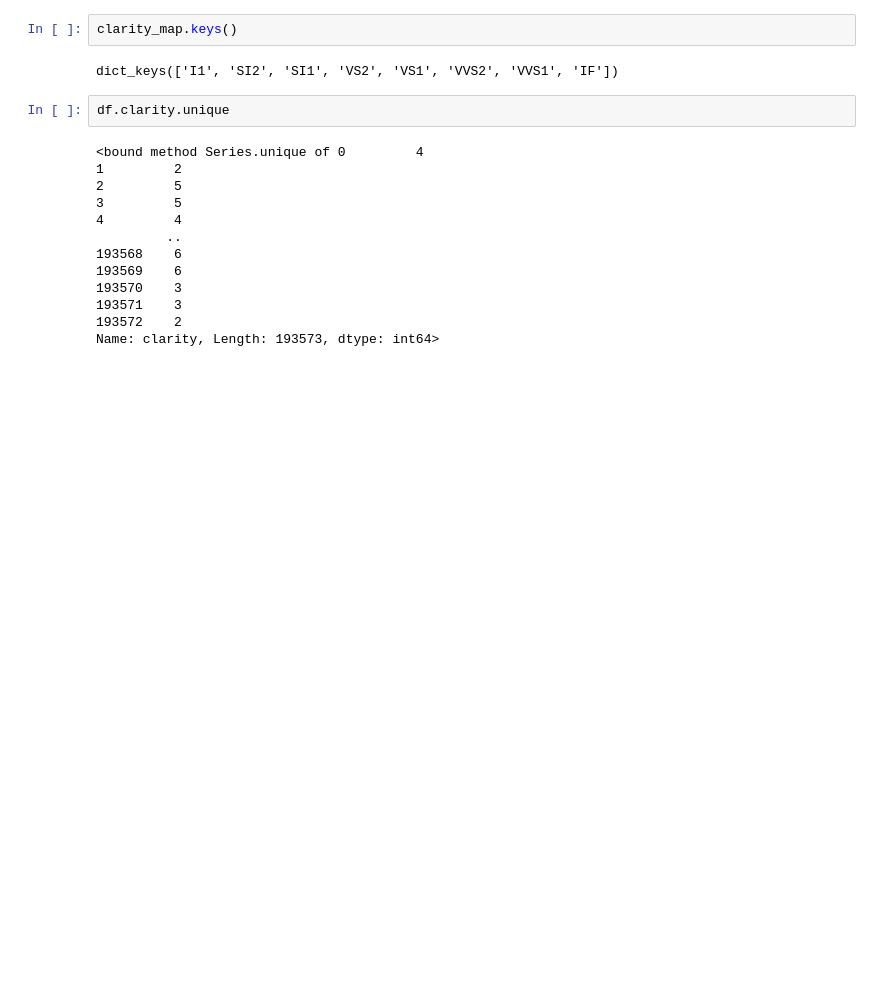
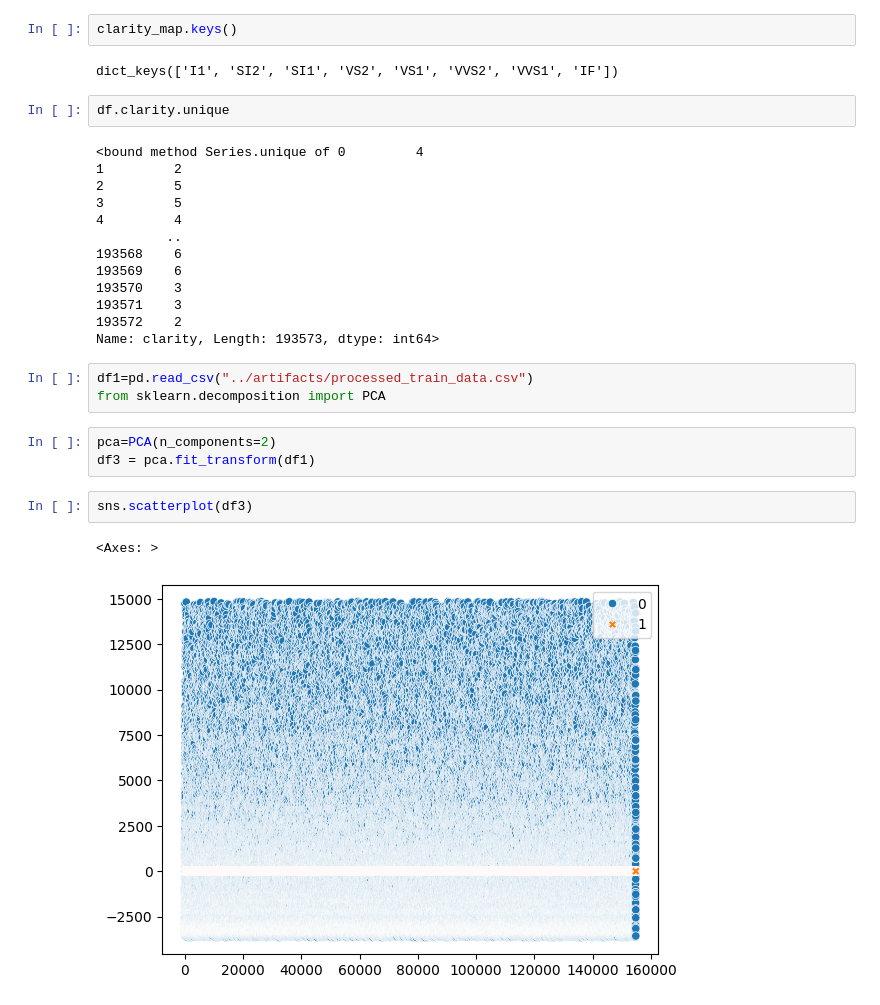
Before and after one commit to bhavin2004/Diamond-Price-Prediction, a Jupyter notebook: notebooks/EDA.ipynb, the cells around one changed output. Saved outputs shown, nothing was run; the diff lists cells and outputs as text; blank space fills up the shorter version.

```diff
--- a/notebooks/EDA.ipynb
+++ b/notebooks/EDA.ipynb
@@ -258,3 +258,14 @@ df.clarity.unique
 193571    3
 193572    2
 Name: clarity, Length: 193573, dtype: int64>
+# %%
+df1=pd.read_csv("../artifacts/processed_train_data.csv")
+from sklearn.decomposition import PCA
+# %%
+pca=PCA(n_components=2)
+df3 = pca.fit_transform(df1)
+# %%
+sns.scatterplot(df3)
+# %% [output]
+<Axes: >
+[figure, added]
```
Also changed, not shown: parts of 2 cells of this notebook, 9 other files.
